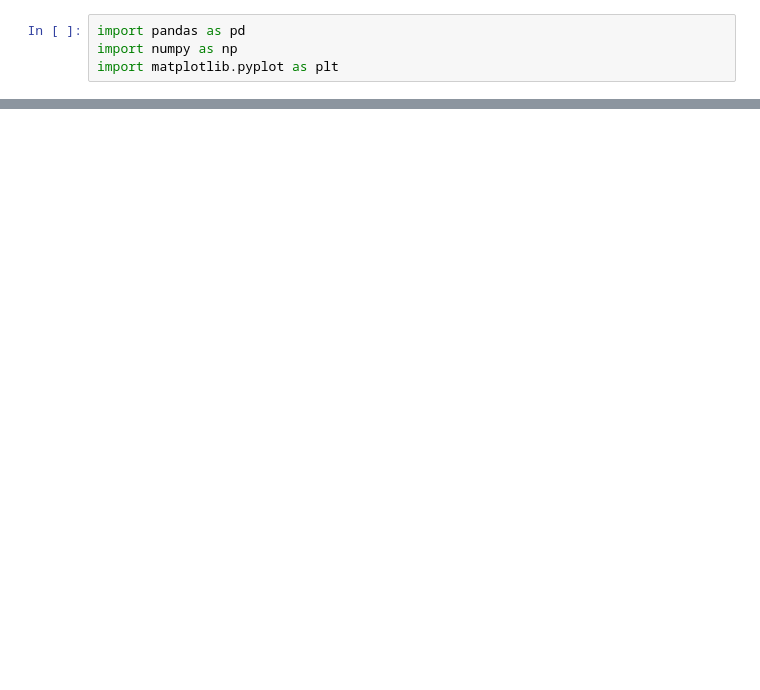
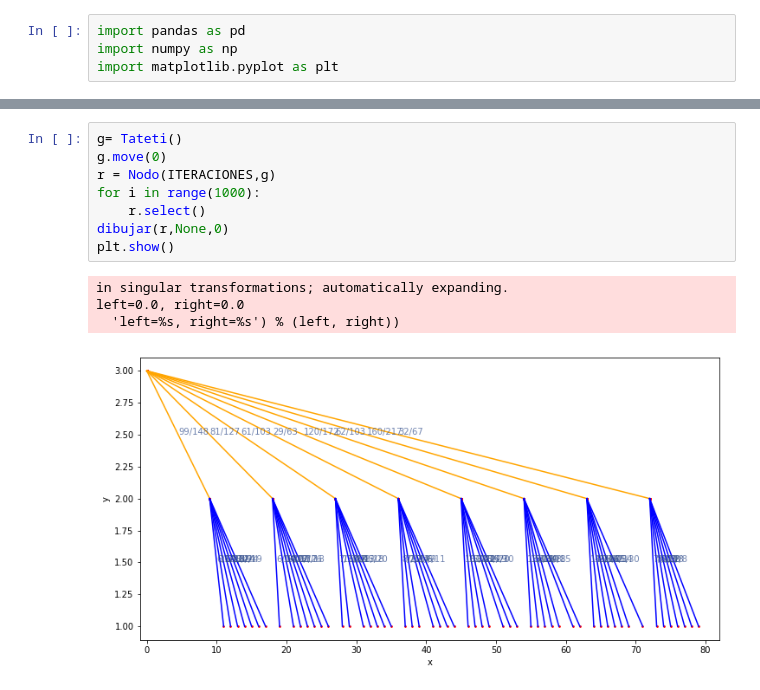
Before and after one commit to matisyo/smartAiMineSweeper, a Jupyter notebook: Sistemas de recomendacion del año 2043 me hago millonario.ipynb, the cells around one changed output, grey strips where cells are left out. Saved outputs shown, nothing was run; the diff lists cells and outputs as text; blank space fills up the shorter version.

```diff
--- a/Sistemas de recomendacion del año 2043 me hago millonario.ipynb
+++ b/Sistemas de recomendacion del año 2043 me hago millonario.ipynb
@@ -122,0 +228,13 @@ def dibujar(nodo,ax,depth):
+# %%
+g= Tateti()
+g.move(0)
+r = Nodo(ITERACIONES,g)
+for i in range(1000):
+    r.select()
+dibujar(r,None,0)
+plt.show()
+# %% [output]
+in singular transformations; automatically expanding.
+left=0.0, right=0.0
+  'left=%s, right=%s') % (left, right))
+[figure, added]
```
Also changed, not shown: parts of 18 cells of this notebook.
